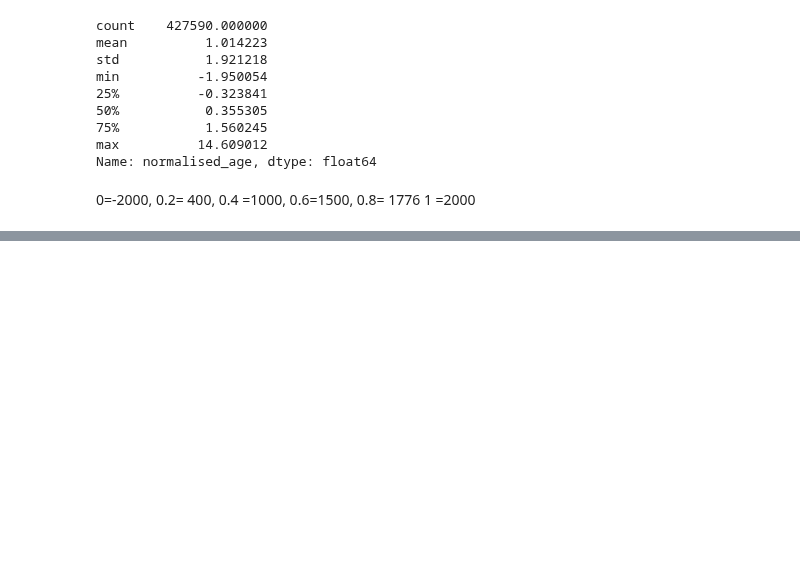
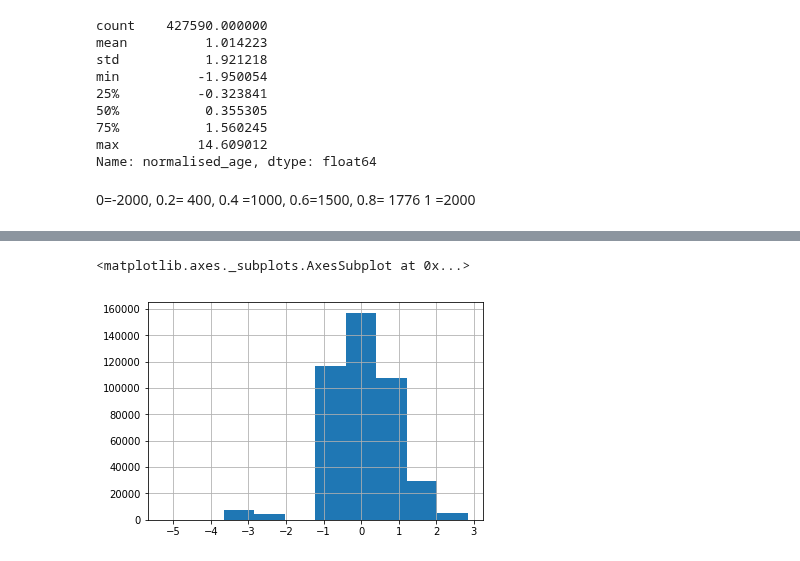
Before and after one commit to ucfnmyo/SDC_MuseumsProject, a Jupyter notebook: MISC/Cl/DBScan_Gower.ipynb, the cells around one changed output, grey strips where cells are left out. Cells and saved outputs as stored; diff of their text form; code cells hidden in the pictures; blank space fills up the shorter version.

```diff
--- a/MISC/Cl/DBScan_Gower.ipynb
+++ b/MISC/Cl/DBScan_Gower.ipynb
@@ -220 +245,6 @@ sum(ClusterData.medium.value_counts().head(100))/ClusterData.medium.count()
+# %%
+SpatioTemporalData.coordY.hist(bins=10)
+# %% [output]
+<matplotlib.axes._subplots.AxesSubplot at 0x...>
+[figure, added]
 # %%
```
Also changed, not shown: parts of 20 cells of this notebook, 3 other files.
